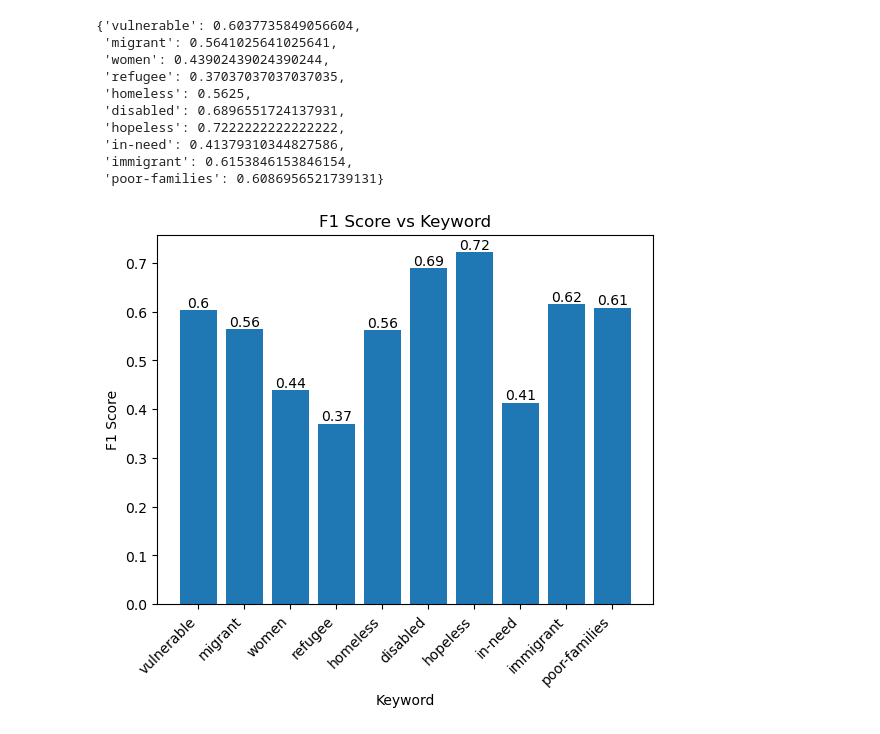
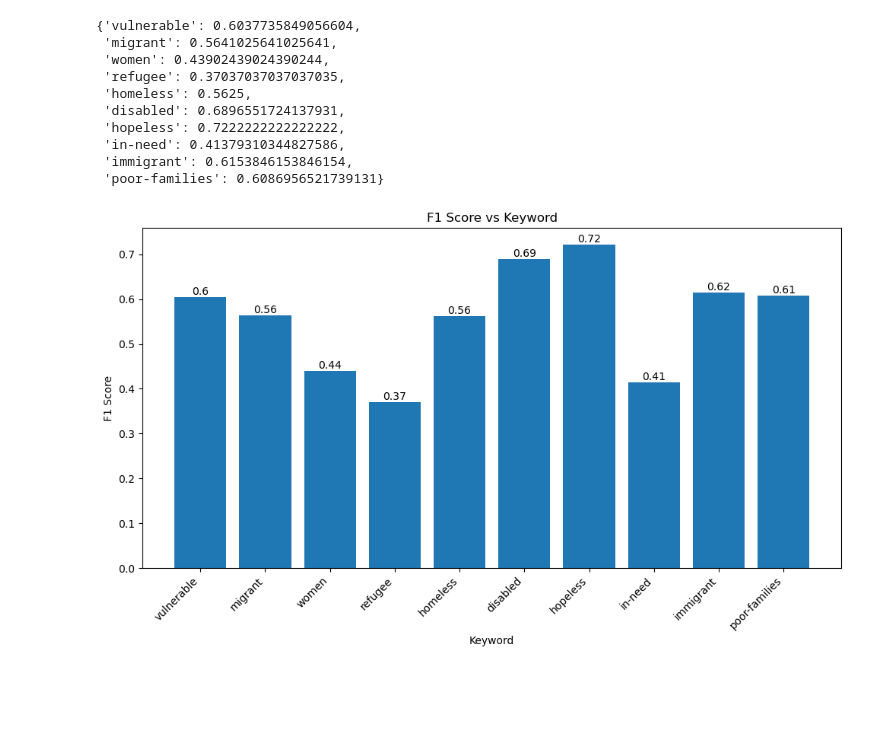
Before and after one commit to SiddhantSingh15/NLP_CW, a Jupyter notebook: model_analysis.ipynb, the cells around one changed output. Cells and saved outputs as stored; diff of their text form; code cells hidden in the pictures; blank space fills up the shorter version.

Commit message:
Fixed issue with plot being cut off

```diff
--- a/model_analysis.ipynb
+++ b/model_analysis.ipynb
@@ -139,19 +141,21 @@ f1_scores
  'immigrant': 0.6153846153846154,
  'poor-families': 0.6086956521739131}
 # %%
+plt.figure(figsize=(10, 6))  # Adjust the figure size as needed
 plt.bar(f1_scores.keys(), f1_scores.values())
 plt.xlabel('Keyword')
 plt.ylabel('F1 Score')
 plt.title('F1 Score vs Keyword')
 
 # Rotate x-axis labels diagonally
 plt.xticks(rotation=45, ha='right')
 
 # Add values on top of the bars
 for keyword, score in f1_scores.items():
     plt.text(keyword, score, str(round(score, 2)), ha='center', va='bottom')
 
+plt.tight_layout()  # Adjust the margins
 plt.savefig('plots/f1_scores_keyword_plot.png')
 plt.show()
 # %% [output]
-[figure, old version]
+[figure, new version]
```
Also changed, not shown: parts of 1 cell of this notebook, 1 other file.
